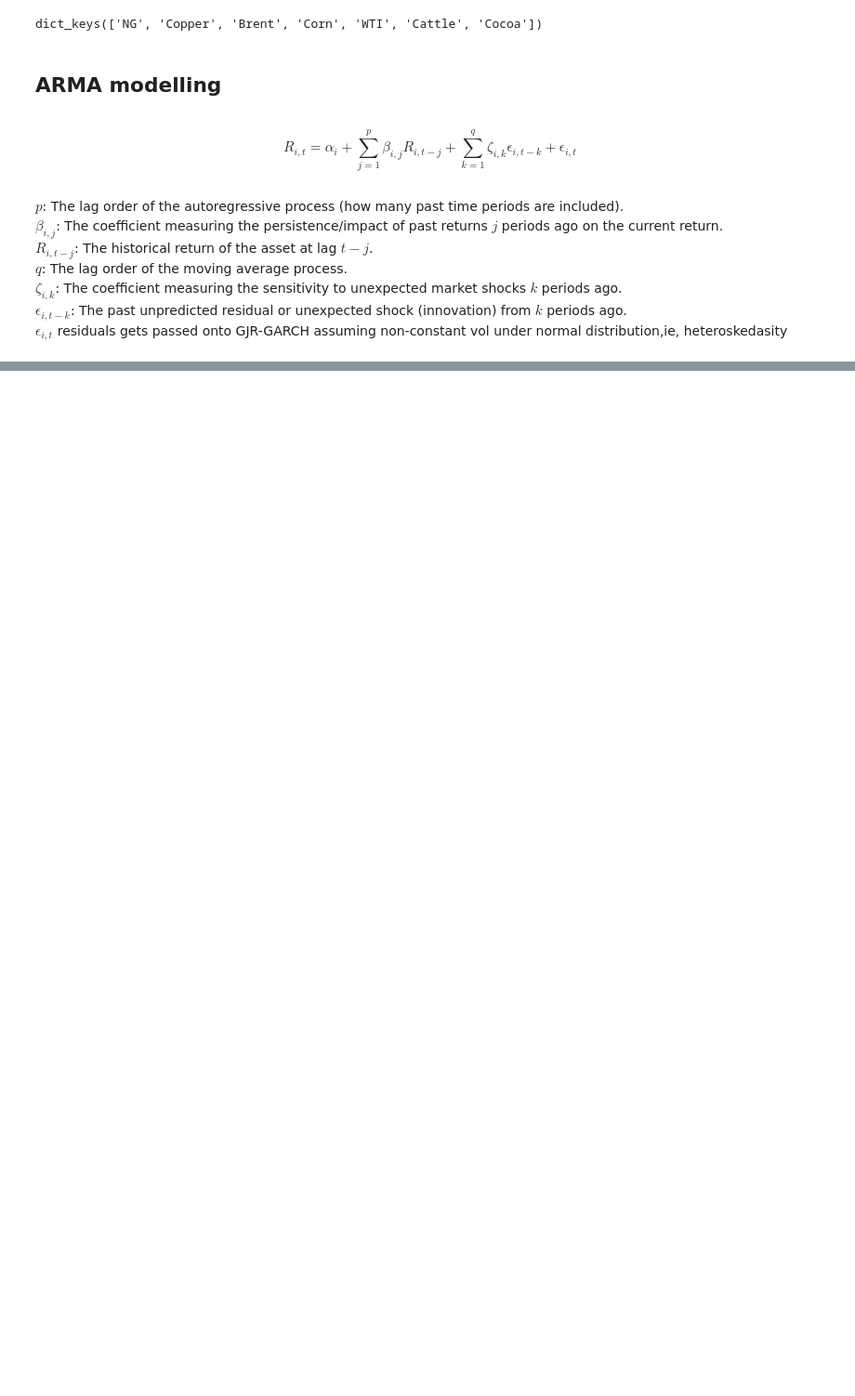
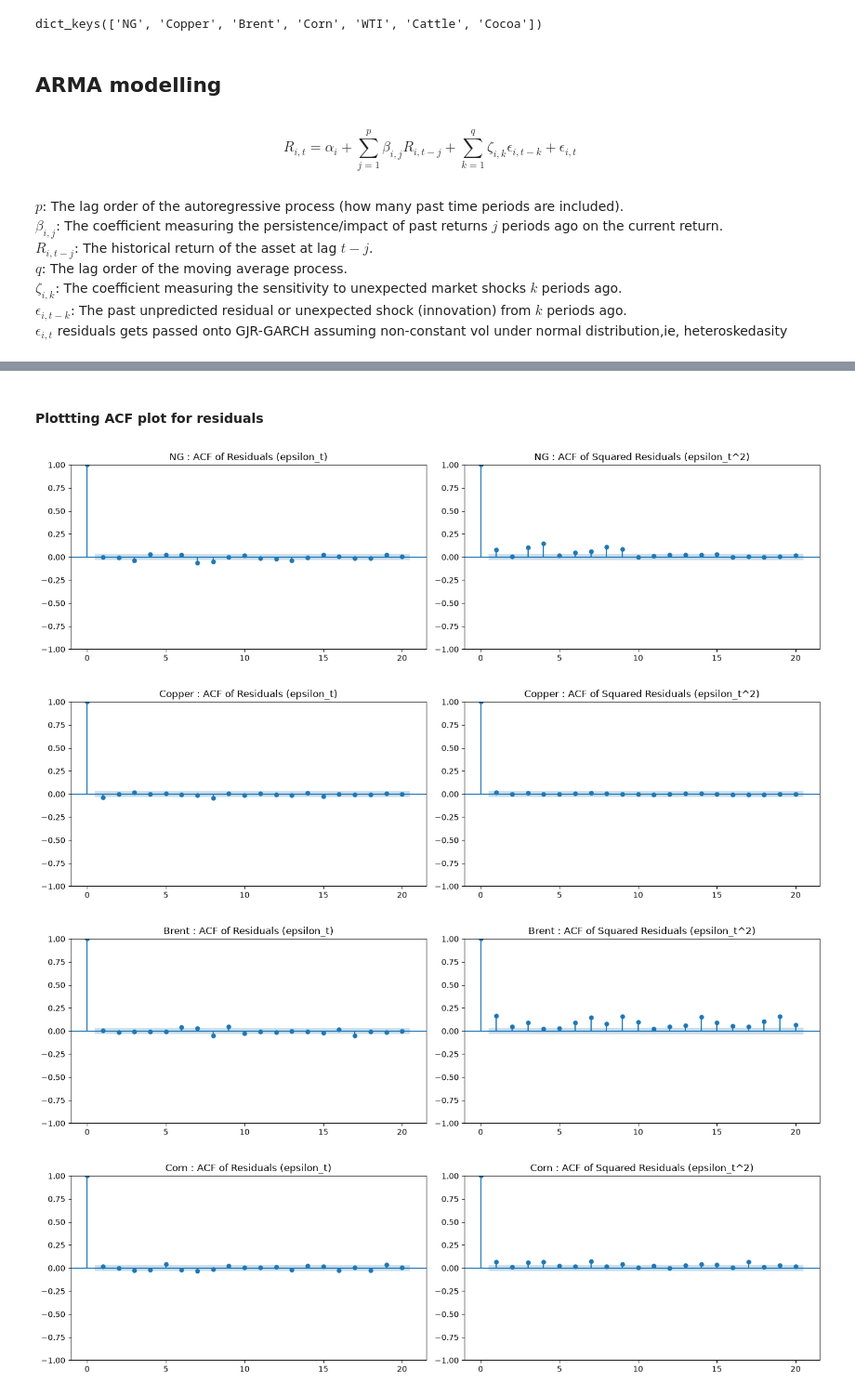
Before and after one commit to IanJ1998/Ian, a Jupyter notebook: CommodityProject/SystemicRiskCopulaProject/Modelling/Modelling_Phase1.ipynb, the cells around one changed output, grey strips where cells are left out. Shown at 93% size. Cells and saved outputs as stored; diff of their text form; code cells hidden in the pictures; blank space fills up the shorter version.

```diff
--- a/CommodityProject/SystemicRiskCopulaProject/Modelling/Modelling_Phase1.ipynb
+++ b/CommodityProject/SystemicRiskCopulaProject/Modelling/Modelling_Phase1.ipynb
@@ -98,0 +239,20 @@ def select_best_arma(series, max_p=3, max_q=3):
+# %% [markdown]
+#### Plottting ACF plot for residuals
+# %%
+_m = arma_dict.get("NG")
+clean_residuals = _m[2]
+# %%
+import matplotlib.pyplot as plt
+from statsmodels.graphics.tsaplots import plot_acf
+for _name, _val in arma_dict.items():
+    clean_residuals = _val[2]
+    fig, ax = plt.subplots(1, 2, figsize=(14, 4))
+    plot_acf(clean_residuals, lags=20, ax=ax[0], title=f"{_name} : ACF of Residuals (epsilon_t)")
+    plot_acf(clean_residuals**2, lags=20, ax=ax[1], title=f"{_name} : ACF of Squared Residuals (epsilon_t^2)")
+    plt.tight_layout()
+    plt.show()
+# %% [output]
+[figure, added]
+[figure, added]
+[figure, added]
+[figure, added]
```
Also changed, not shown: parts of 6 cells of this notebook.
